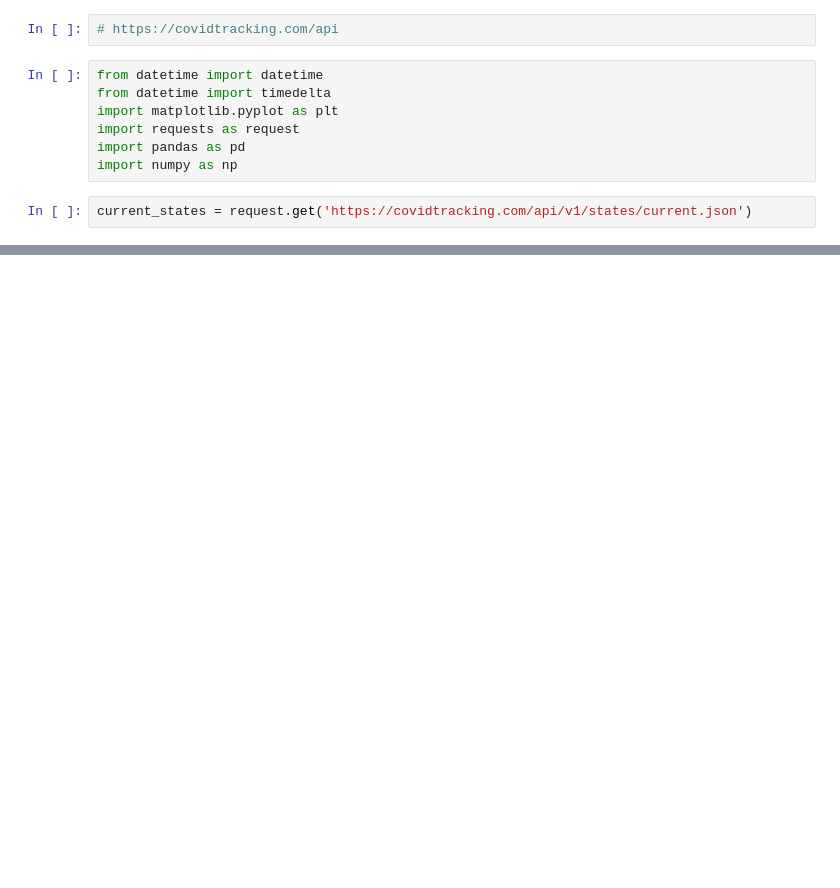
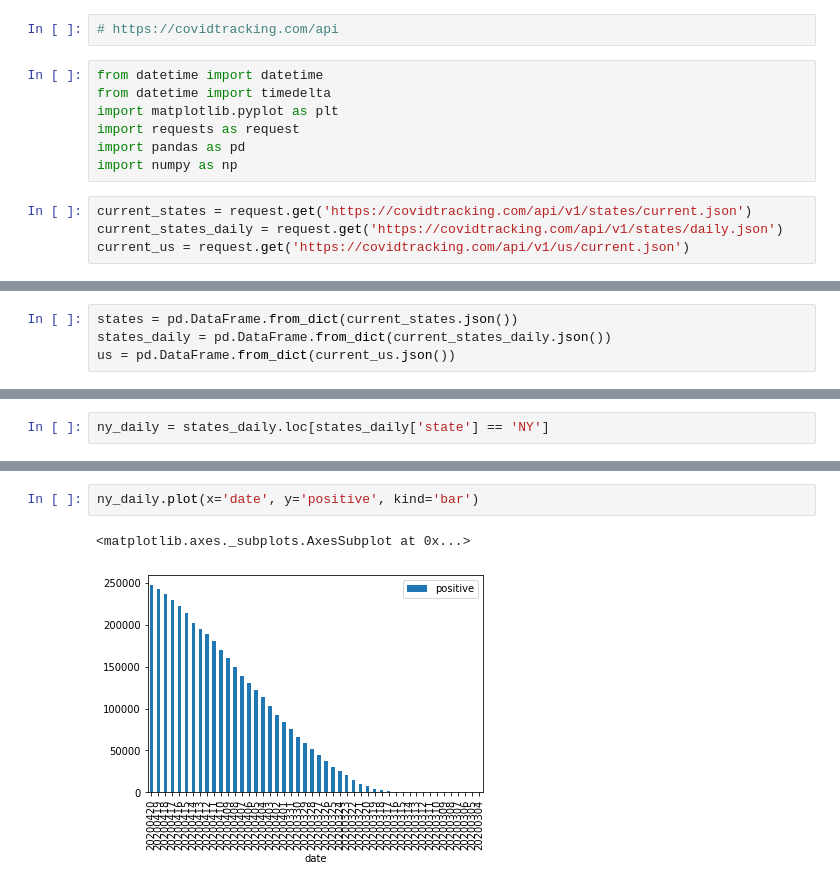
Before and after one commit to mimiflynn/covid-data, a Jupyter notebook: covid-tracking-project.ipynb, the cells around one changed output, grey strips where cells are left out. Cells and saved outputs as stored; diff of their text form; blank space fills up the shorter version.

Commit message:
NY daily data

```diff
--- a/covid-tracking-project.ipynb
+++ b/covid-tracking-project.ipynb
@@ -11,3 +11,5 @@ import pandas as pd
 import numpy as np
 # %%
 current_states = request.get('https://covidtracking.com/api/v1/states/current.json')
+current_states_daily = request.get('https://covidtracking.com/api/v1/states/daily.json')
+current_us = request.get('https://covidtracking.com/api/v1/us/current.json')
@@ -35,0 +16,4 @@ us
+# %%
+states = pd.DataFrame.from_dict(current_states.json())
+states_daily = pd.DataFrame.from_dict(current_states_daily.json())
+us = pd.DataFrame.from_dict(current_us.json())
@@ -35,0 +36,2 @@ us
+# %%
+ny_daily = states_daily.loc[states_daily['state'] == 'NY']
@@ -35,0 +58,5 @@ us
+# %%
+ny_daily.plot(x='date', y='positive', kind='bar')
+# %% [output]
+<matplotlib.axes._subplots.AxesSubplot at 0x...>
+[figure, added]
```
Also changed, not shown: parts of 4 cells of this notebook.
